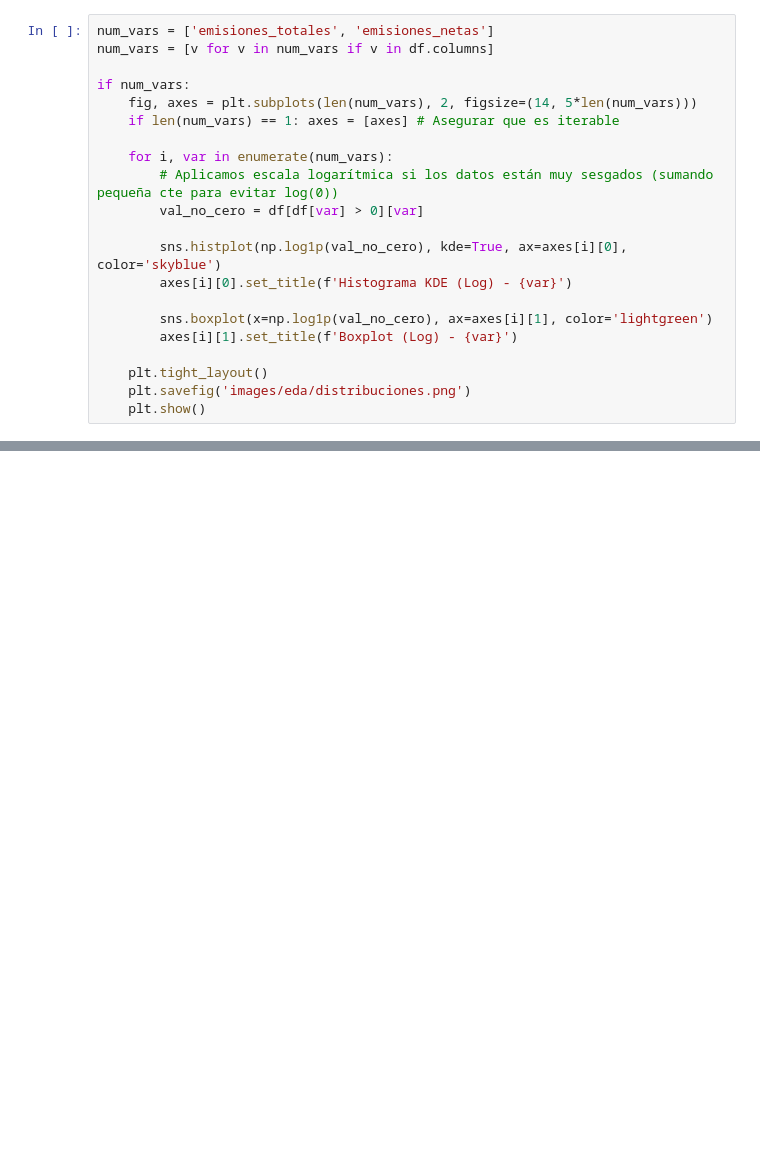
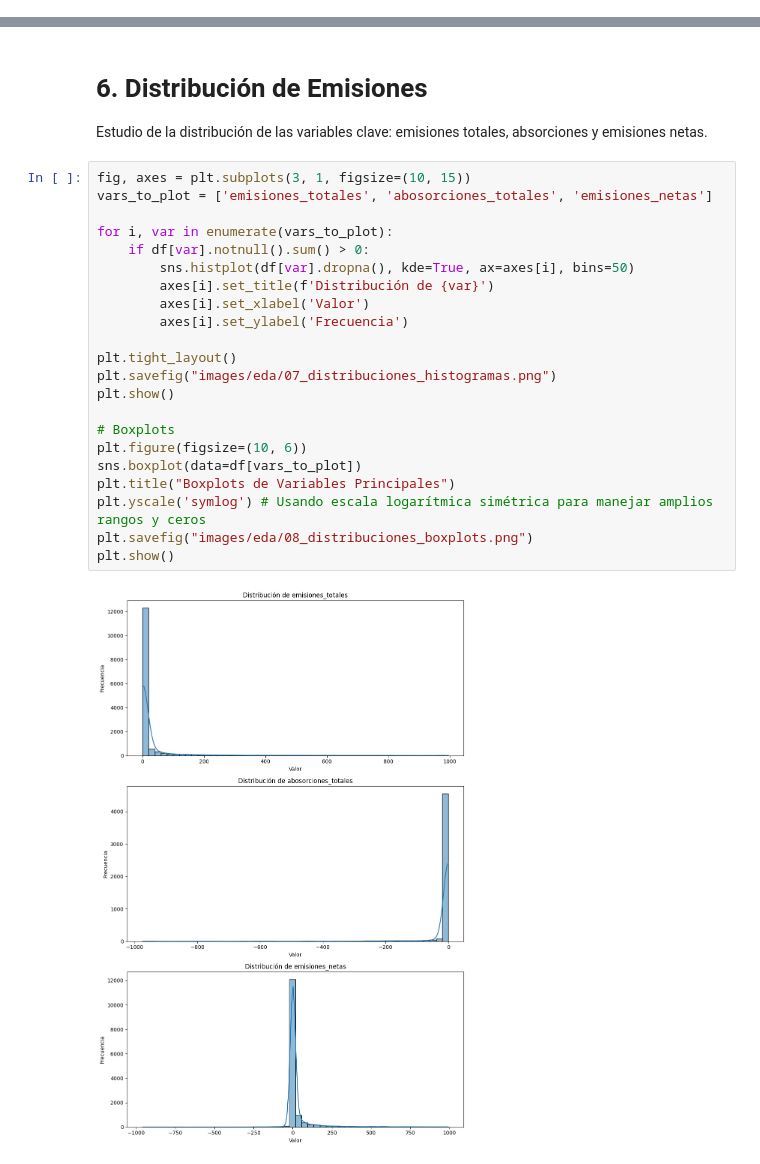
Before and after one commit to LEGN031/GEI-Colombia-Analytics, a Jupyter notebook: EDA/EDA_emisiones.ipynb, the cells around one changed output, grey strips where cells are left out. Cells and saved outputs as stored; diff of their text form; blank space fills up the shorter version.

```diff
--- a/EDA/EDA_emisiones.ipynb
+++ b/EDA/EDA_emisiones.ipynb
@@ -244,21 +0,0 @@ Exploraremos la forma de la distribución de las variables numéricas más crít
-# %%
-num_vars = ['emisiones_totales', 'emisiones_netas']
-num_vars = [v for v in num_vars if v in df.columns]
-
-if num_vars:
-    fig, axes = plt.subplots(len(num_vars), 2, figsize=(14, 5*len(num_vars)))
-    if len(num_vars) == 1: axes = [axes] # Asegurar que es iterable
-
-    for i, var in enumerate(num_vars):
-        # Aplicamos escala logarítmica si los datos están muy sesgados (sumando pequeña cte para evitar log(0))
-        val_no_cero = df[df[var] > 0][var]
-
-        sns.histplot(np.log1p(val_no_cero), kde=True, ax=axes[i][0], color='skyblue')
-        axes[i][0].set_title(f'Histograma KDE (Log) - {var}')
-
-        sns.boxplot(x=np.log1p(val_no_cero), ax=axes[i][1], color='lightgreen')
-        axes[i][1].set_title(f'Boxplot (Log) - {var}')
-
-    plt.tight_layout()
-    plt.savefig('images/eda/distribuciones.png')
-    plt.show()
@@ -388,0 +237,28 @@ Presentamos la síntesis de los descubrimientos más importantes logrados en el
+# %% [markdown]
+# 6. Distribución de Emisiones
+
+Estudio de la distribución de las variables clave: emisiones totales, absorciones y emisiones netas.
+# %%
+fig, axes = plt.subplots(3, 1, figsize=(10, 15))
+vars_to_plot = ['emisiones_totales', 'abosorciones_totales', 'emisiones_netas']
+
+for i, var in enumerate(vars_to_plot):
+    if df[var].notnull().sum() > 0:
+        sns.histplot(df[var].dropna(), kde=True, ax=axes[i], bins=50)
+        axes[i].set_title(f'Distribución de {var}')
+        axes[i].set_xlabel('Valor')
+        axes[i].set_ylabel('Frecuencia')
+
+plt.tight_layout()
+plt.savefig("images/eda/07_distribuciones_histogramas.png")
+plt.show()
+
+# Boxplots
+plt.figure(figsize=(10, 6))
+sns.boxplot(data=df[vars_to_plot])
+plt.title("Boxplots de Variables Principales")
+plt.yscale('symlog') # Usando escala logarítmica simétrica para manejar amplios rangos y ceros
+plt.savefig("images/eda/08_distribuciones_boxplots.png")
+plt.show()
+# %% [output]
+[figure, added]
```
Also changed, not shown: parts of 72 cells of this notebook, 5 other files.
